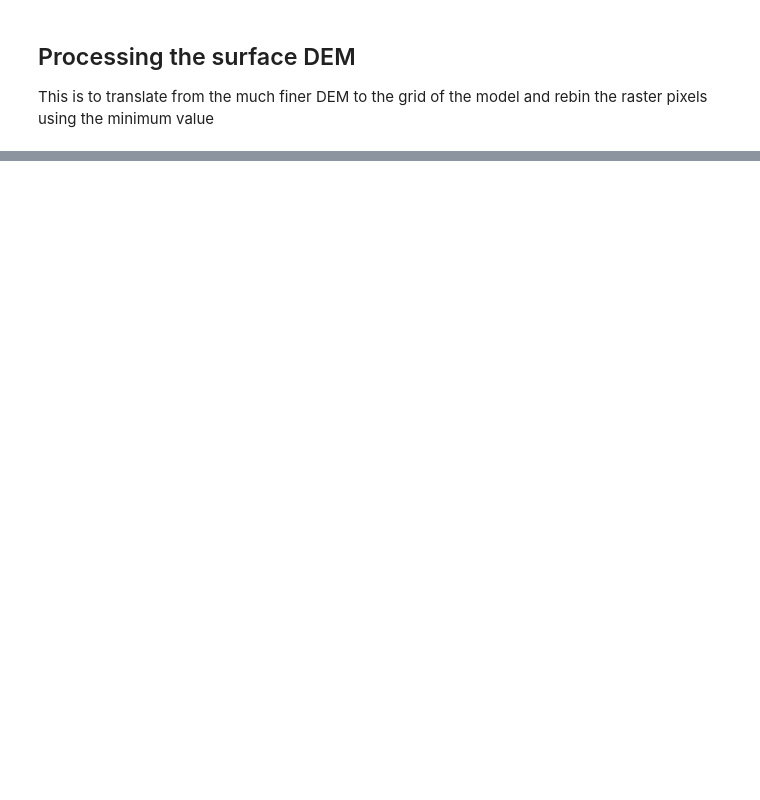
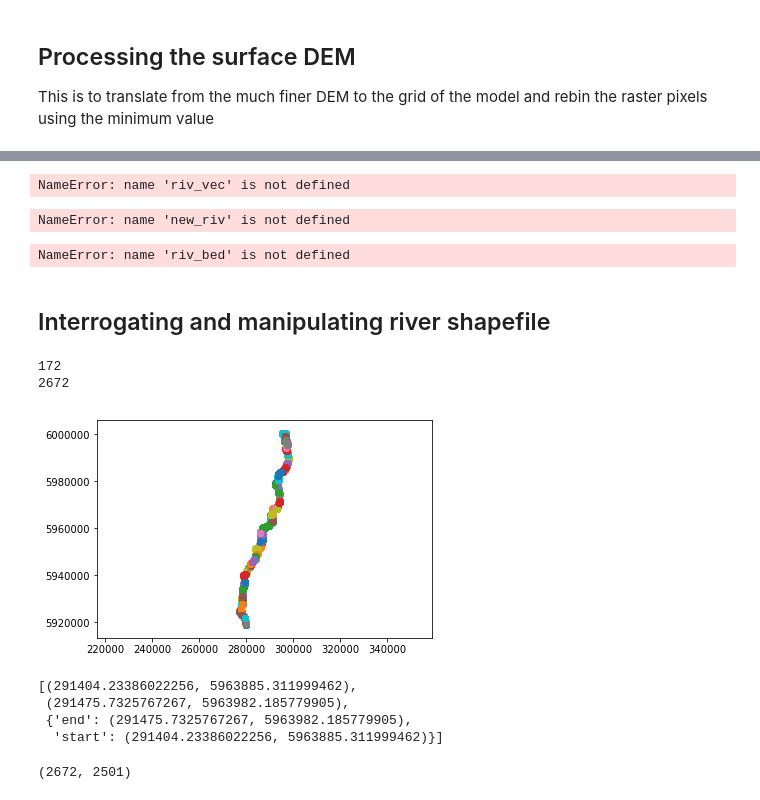
Before and after one commit to daniel-partington/CampaspeModel, a Jupyter notebook: CustomScripts/SFR2_build.ipynb, the cells around one changed output, grey strips where cells are left out. Cells and saved outputs as stored; diff of their text form; code cells hidden in the pictures; blank space fills up the shorter version.

```diff
--- a/CustomScripts/SFR2_build.ipynb
+++ b/CustomScripts/SFR2_build.ipynb
@@ -80,0 +259,56 @@ except subprocess.CalledProcessError as e:
+# %%
+new_riv = sorted(riv_vec, key=lambda x: x[2], reverse=False)
+# %% [output]
+NameError: name 'riv_vec' is not defined
+# %%
+riv_bed = [[index * 5000, x[2]] for index, x in enumerate(new_riv)]
+# %% [output]
+NameError: name 'new_riv' is not defined
+# %%
+plt.plot([x[0] for x in riv_bed], [x[1] for x in riv_bed])
+plt.title("Reordering of river cells")
+# %% [output]
+NameError: name 'riv_bed' is not defined
+# %% [markdown]
+## Interrogating and manipulating river shapefile
+# %%
+def polyline_explore(poly_file):
+    poly_ds = ogr.Open(poly_file)
+    poly_layer = poly_ds.GetLayer()
+    count = poly_layer.GetFeatureCount()
+    print(count)
+    points = {}
+    points_all = []
+    point_count = 0
+    for index, feat in enumerate(poly_layer):
+        geom = feat.GetGeometryRef()
+        point_count += geom.GetPointCount()
+        #print point_count
+        if index in range(count) :#, 1, 2, 3, 4, 5, 6, 7, 8, 9]: # range(count): #
+            points[index] = geom.GetPoints()
+            points_all += geom.GetPoints()
+        #points[index] = geom.GetPoints()
+
+    for index in points.keys():
+        #print(points[index])
+        plt.scatter(x=[x[0] for x in points[index]], y=[x[1] for x in points[index]], label=str(index))
+    plt.axes().set_aspect('equal', 'datalim')
+    print(point_count)
+    #plt.legend()
+    return points_all, points
+# %%
+points, points_dict = polyline_explore(riv_shapefile)
+# %% [output]
+172
+2672
+[figure, added]
+# %%
+for key in points_dict.keys():
+    points_dict[key] += [{'start':points_dict[key][0], 'end':points_dict[key][-1]}]
+
+points_dict[0]
+# %% [output]
+[(291404.23386022256, 5963885.311999462),
+ (291475.7325767267, 5963982.185779905),
+ {'end': (291475.7325767267, 5963982.185779905),
+  'start': (291404.23386022256, 5963885.311999462)}]
@@ -80,0 +329,4 @@ except subprocess.CalledProcessError as e:
+# %%
+print(len(point_merge), len(point_merge2))
+# %% [output]
+(2672, 2501)
```
Also changed, not shown: parts of 93 cells of this notebook.
